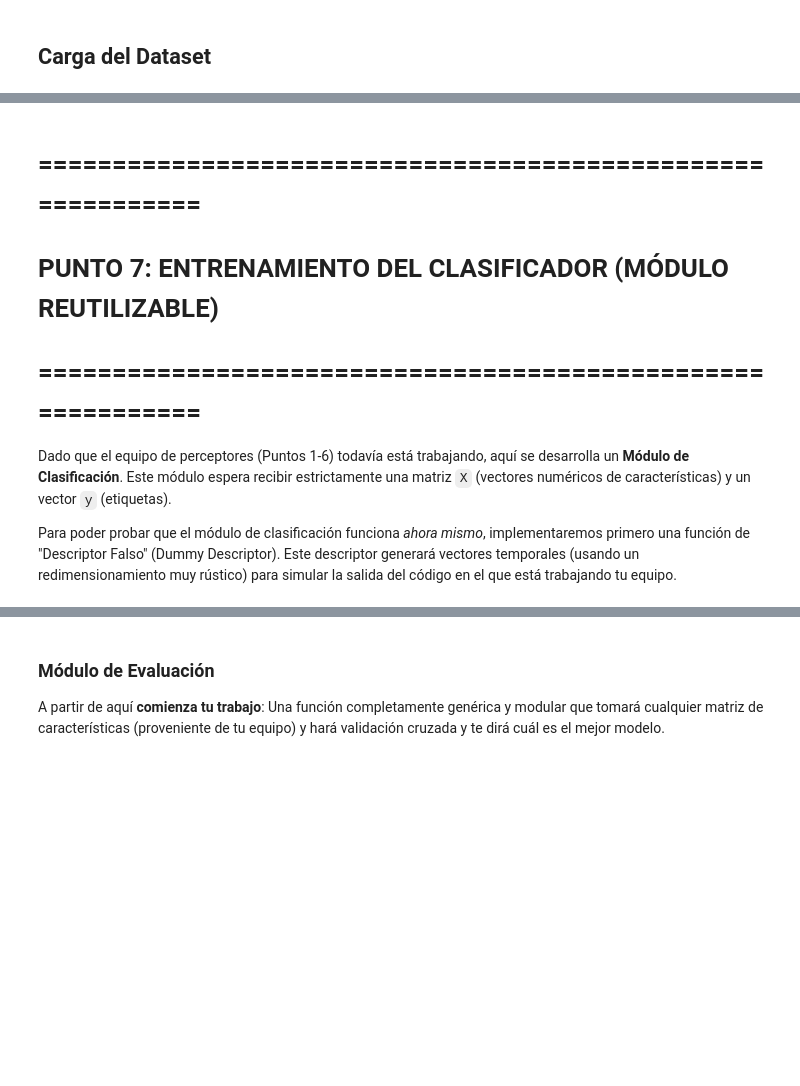
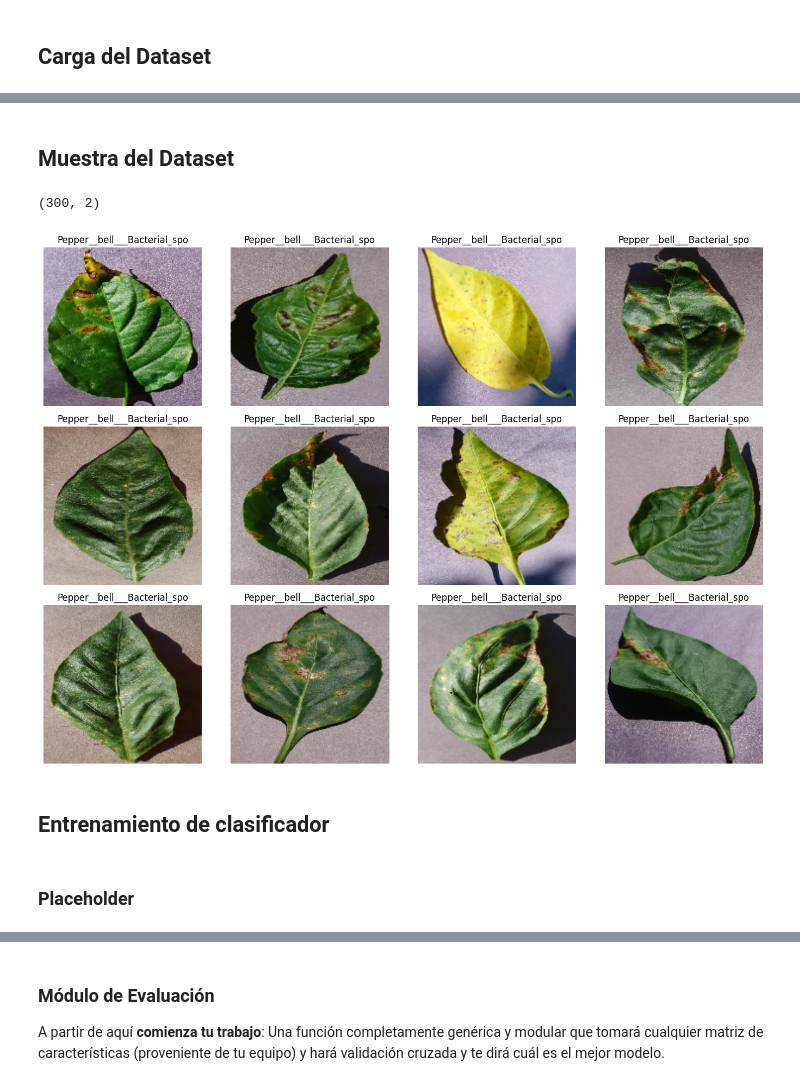
Before and after one commit to jeffreymonjacastro/2026-I, a Jupyter notebook: CV/S4/practice2.ipynb, the cells around one changed output, grey strips where cells are left out. Cells and saved outputs as stored; diff of their text form; code cells hidden in the pictures; blank space fills up the shorter version.

```diff
--- a/CV/S4/practice2.ipynb
+++ b/CV/S4/practice2.ipynb
@@ -48,5 +50,31 @@ def overlay_points(image_rgb, points, color=(255, 0, 0), radius=2):
     for y, x in points:
         cv2.circle(img, (int(x), int(y)), radius, color, -1)
     return img
+
+
+def build_dataframe_from_folder(dataset_dir):
+    valid_ext = {".jpg", ".jpeg", ".png", ".JPG", ".JPEG", ".PNG"}
+
+    rows = []
+
+    class_dirs = sorted(
+        [
+            d for d in os.listdir(dataset_dir)
+            if os.path.isdir(os.path.join(dataset_dir, d))
+        ]
+    )
+
+    for class_name in class_dirs:
+        class_path = os.path.join(dataset_dir, class_name)
+
+        for fname in os.listdir(class_path):
+            ext = os.path.splitext(fname)[1]
+
+            if ext in valid_ext:
+                rows.append(
+                    {"path": os.path.join(class_path, fname), "label": class_name}
+                )
+
+    return pd.DataFrame(rows)
 # %% [markdown]
 ## Carga del Dataset
@@ -84,0 +81,10 @@ KeyError: 'label'
+# %%
+DATASET_PATH = path + '/PlantVillage'
+
+df_images = build_dataframe_from_folder(DATASET_PATH)
+
+print("Cantidad total de imágenes:", len(df_images))
+print("Cantidad de clases:", df_images["label"].nunique())
+
+display(df_images.head())
+display(df_images["label"].value_counts().sort_index())
@@ -85,22 +117,27 @@ KeyError: 'label'
+# %% [markdown]
+## Muestra del Dataset
 # %%
+RANDOM_STATE = 42
+np.random.seed(RANDOM_STATE)
+
 sample_parts = []
+
 for label_name, group in df_images.groupby("label"):
-    n_take = min(3, len(group))
+    n_take = 20
     sample_parts.append(group.sample(n=n_take, random_state=RANDOM_STATE))
+
+# Posee 3 imagenes por cada clase
 sample_df = pd.concat(sample_parts, axis=0).reset_index(drop=True)
+display(sample_df.shape)
 
 imgs = [read_image_rgb(p, resize=(160, 160)) for p in sample_df["path"][:12]]
 titles = [str(lbl)[:28] for lbl in sample_df["label"][:12]]
 show_images(imgs, titles=titles, cols=4, figsize=(14, 10))
+# %% [output]
+(300, 2)
+[figure, added]
-# %% [markdown]
-# ============================================================
-
-# PUNTO 7: ENTRENAMIENTO DEL CLASIFICADOR (MÓDULO REUTILIZABLE)
-
-# ============================================================
-
-Dado que el equipo de perceptores (Puntos 1-6) todavía está trabajando, aquí se desarrolla un **Módulo de Clasificación**.
-Este módulo espera recibir estrictamente una matriz `X` (vectores numéricos de características) y un vector `y` (etiquetas).
-
-Para poder probar que el módulo de clasificación funciona _ahora mismo_, implementaremos primero una función de "Descriptor Falso" (Dummy Descriptor). Este descriptor generará vectores temporales (usando un redimensionamiento muy rústico) para simular la salida del código en el que está trabajando tu equipo.
+# %% [markdown]
+## Entrenamiento de clasificador
+# %% [markdown]
+### Placeholder
 # %%
```
Also changed, not shown: parts of 6 cells of this notebook.
